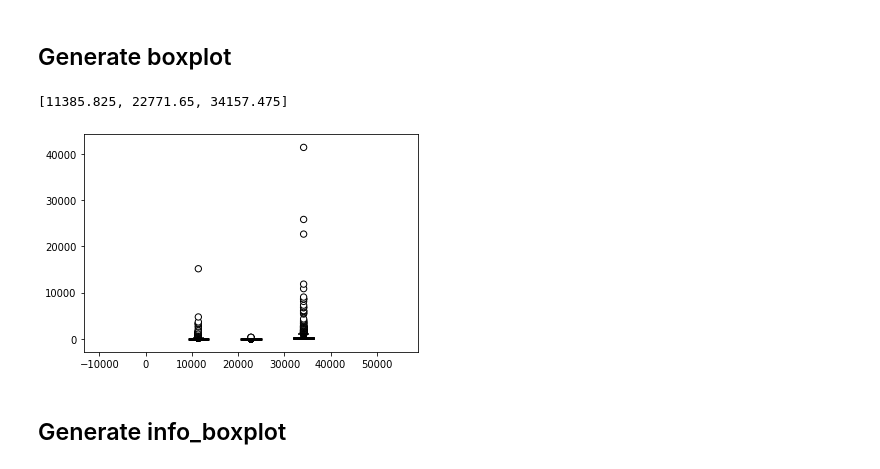
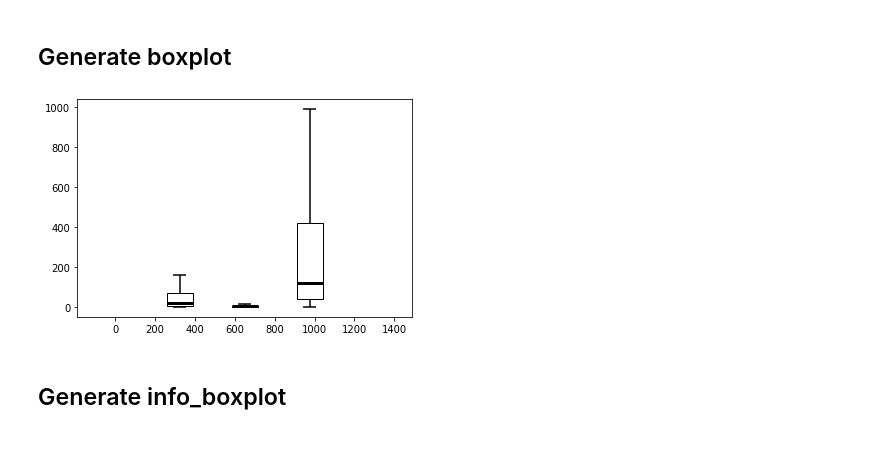
Before and after one commit to HarryZhao2000/boxplot, a Jupyter notebook: IV_Project1.ipynb, the cells around one changed output. Cells and saved outputs as stored; diff of their text form; code cells hidden in the pictures.

```diff
--- a/IV_Project1.ipynb
+++ b/IV_Project1.ipynb
@@ -14,7 +14,7 @@ from matplotlib.pyplot import MultipleLocator
 ## Read data
 # %%
 # data
-data = pd.read_csv('/Users/hurryzhao/Downloads/android_test_inspector-master/results_merged.csv')
+data = pd.read_csv('/Users/hurryzhao/boxplot/results_merged.csv')
 data = [data.stars.dropna().tolist(),data.contributors.dropna().tolist(),data.commits.dropna().tolist()]
 print(data)
 # %% [output]
@@ -36,7 +36,7 @@ def boxplot(ax,
     h=max(max(p) for p in Data) + 0.1*abs(max(max(p) for p in Data))
     l=min(min(p) for p in Data) + 0.1*abs(min(min(p) for p in Data))
     count = len(Data)
-    a=(h-l)/2000
+    a=(h-l)/1300
     if outlier==True:
         center = [round(((h-l)/(count+1))*(x+1),8) for x in range(count)]
     else:
@@ -84,10 +84,9 @@ def boxplot(ax,
 # %%
 # boxplot
 fig,ax = plt.subplots()
-boxplot(ax,data,outlier_facecolor='w', outlier_edgecolor='k',outlier=True)
+boxplot(ax,data,outlier_facecolor='w', outlier_edgecolor='k',outlier=False)
 # %% [output]
-[11385.825, 22771.65, 34157.475]
-[figure, old version]
+[figure, new version]
 # %% [markdown]
 ## Generate info_boxplot
 # %%
```
